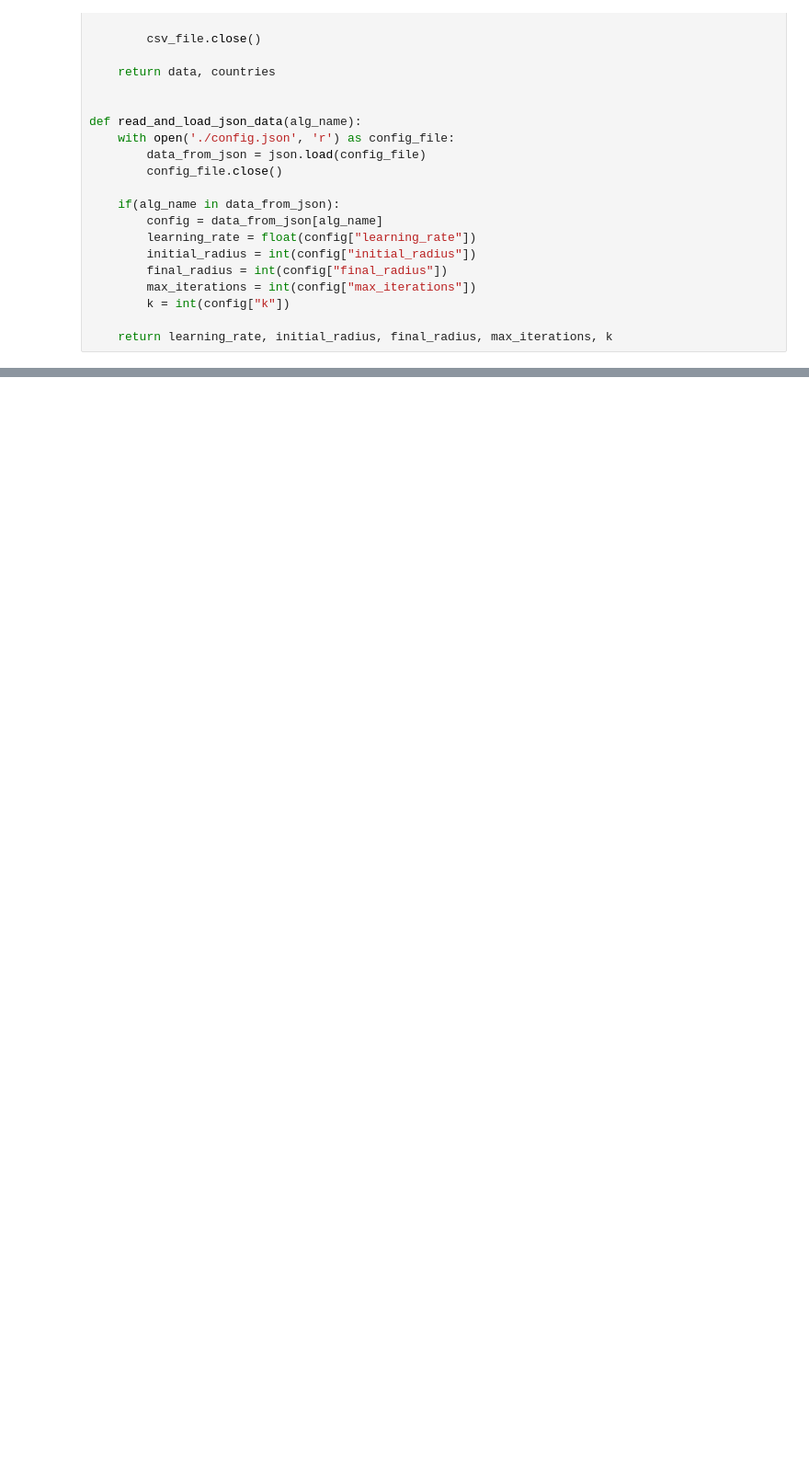
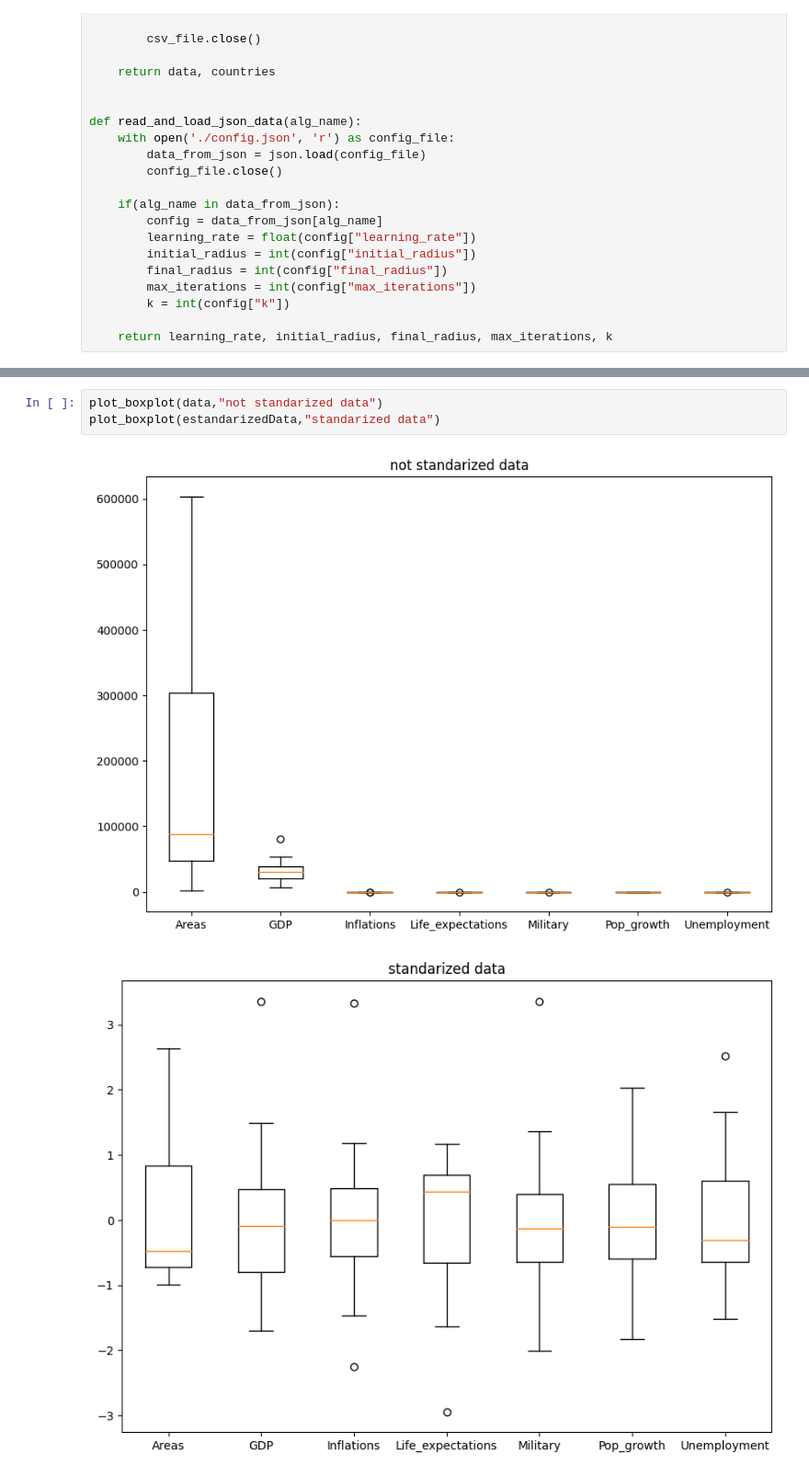
Before and after one commit to lucasfleischer07/TPs-SIA, a Jupyter notebook: TP4/kohonen.ipynb, the cells around one changed output, grey strips where cells are left out. Shown at 92% size. Saved outputs shown, nothing was run; the diff lists cells and outputs as text; blank space fills up the shorter version.

```diff
--- a/TP4/kohonen.ipynb
+++ b/TP4/kohonen.ipynb
@@ -50,2 +52,8 @@ weights,choices,results,distances = train_kohonen(data, k, max_iterations, learn
+# %%
+plot_boxplot(data,"not standarized data")
+plot_boxplot(estandarizedData,"standarized data")
+# %% [output]
+[figure, added]
+[figure, added]
 # %%
 plot_heatmap_kohonen(results, k, learning_rate)
```
Also changed, not shown: parts of 5 cells of this notebook, 2 other files.
